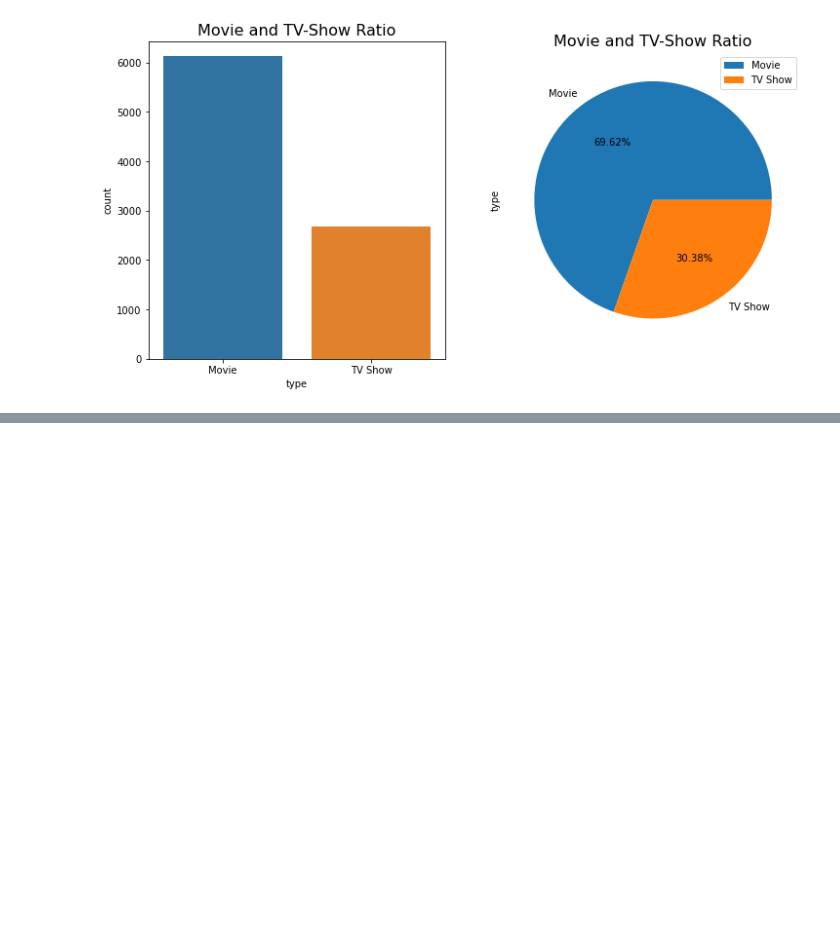
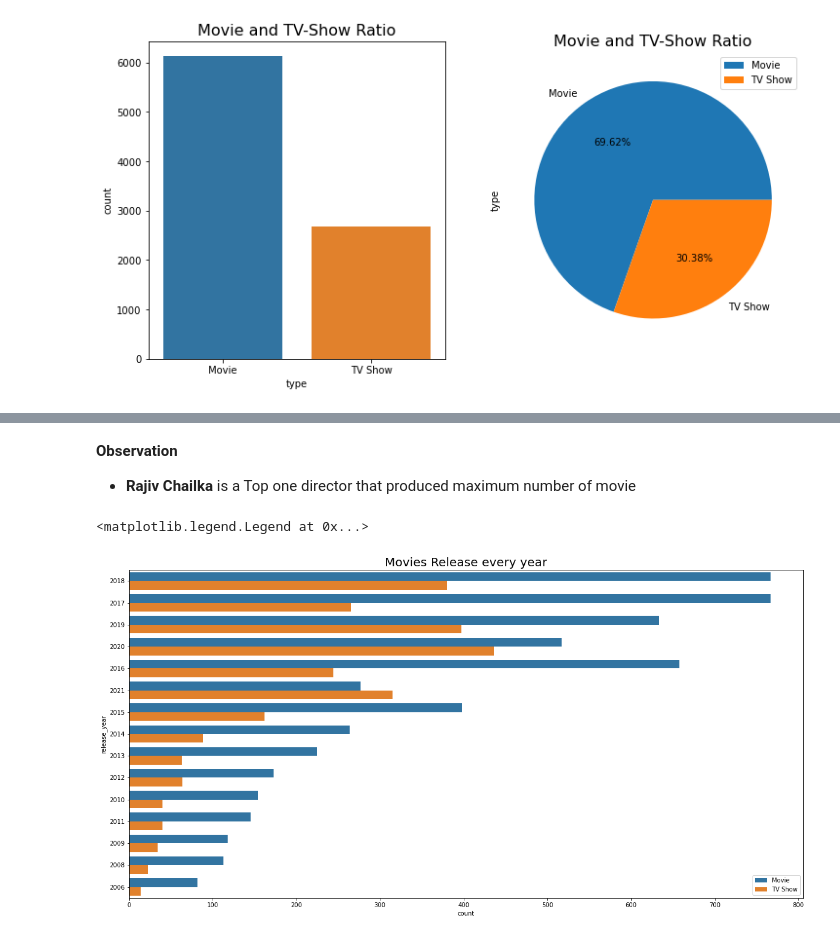
Before and after one commit to Sialsanwal/CodeClause-Movie-Analysis, a Jupyter notebook: Movie Analysis.ipynb, the cells around one changed output, grey strips where cells are left out. Saved outputs shown, nothing was run; the diff lists cells and outputs as text; code cells hidden in the pictures; blank space fills up the shorter version.

```diff
--- a/Movie Analysis.ipynb
+++ b/Movie Analysis.ipynb
@@ -168,0 +141,11 @@ month_added
+# %% [markdown]
+**Observation**
+- **Rajiv Chailka** is a Top one director that produced maximum number of movie
+# %%
+plt.figure(figsize=(20,10))
+sns.countplot(data=df,y=df.release_year,order=df.release_year.value_counts().index[0:15],hue='type')
+plt.title("Movies Release every year",fontsize=20)
+plt.legend()
+# %% [output]
+<matplotlib.legend.Legend at 0x...>
+[figure, added]
```
Also changed, not shown: parts of 19 cells of this notebook.
